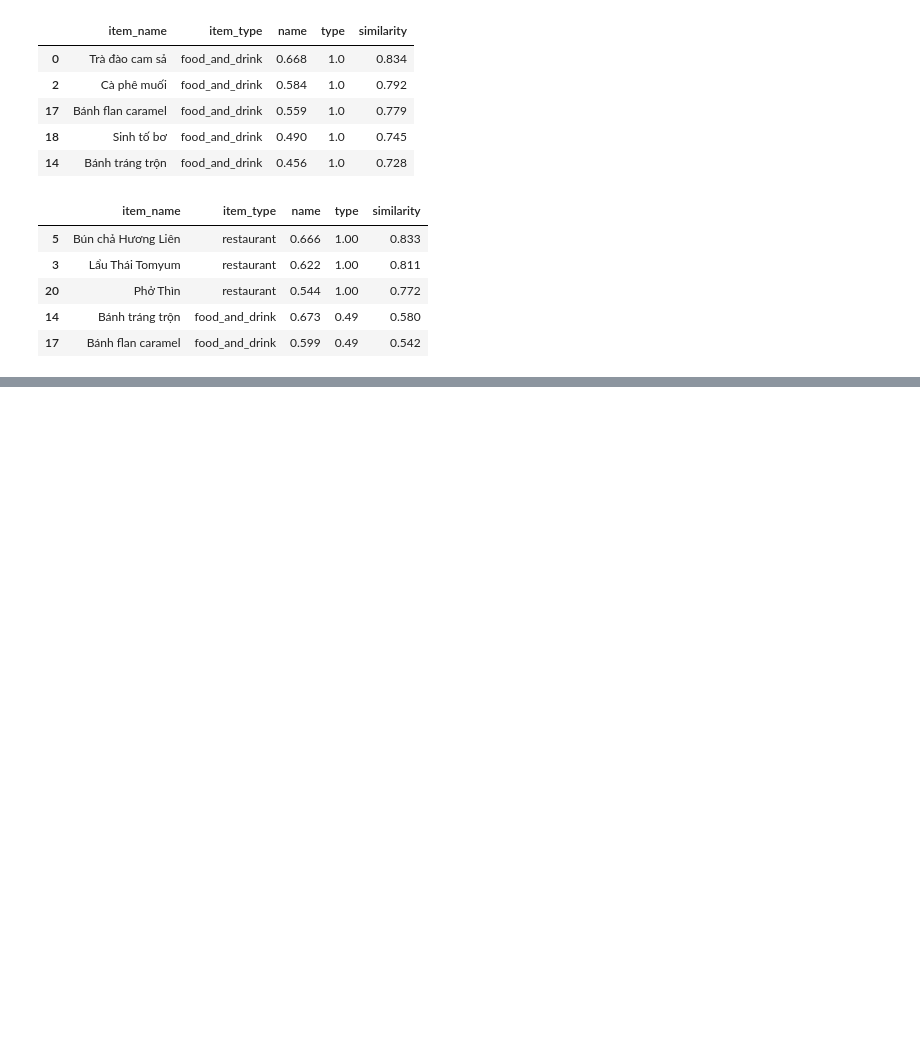
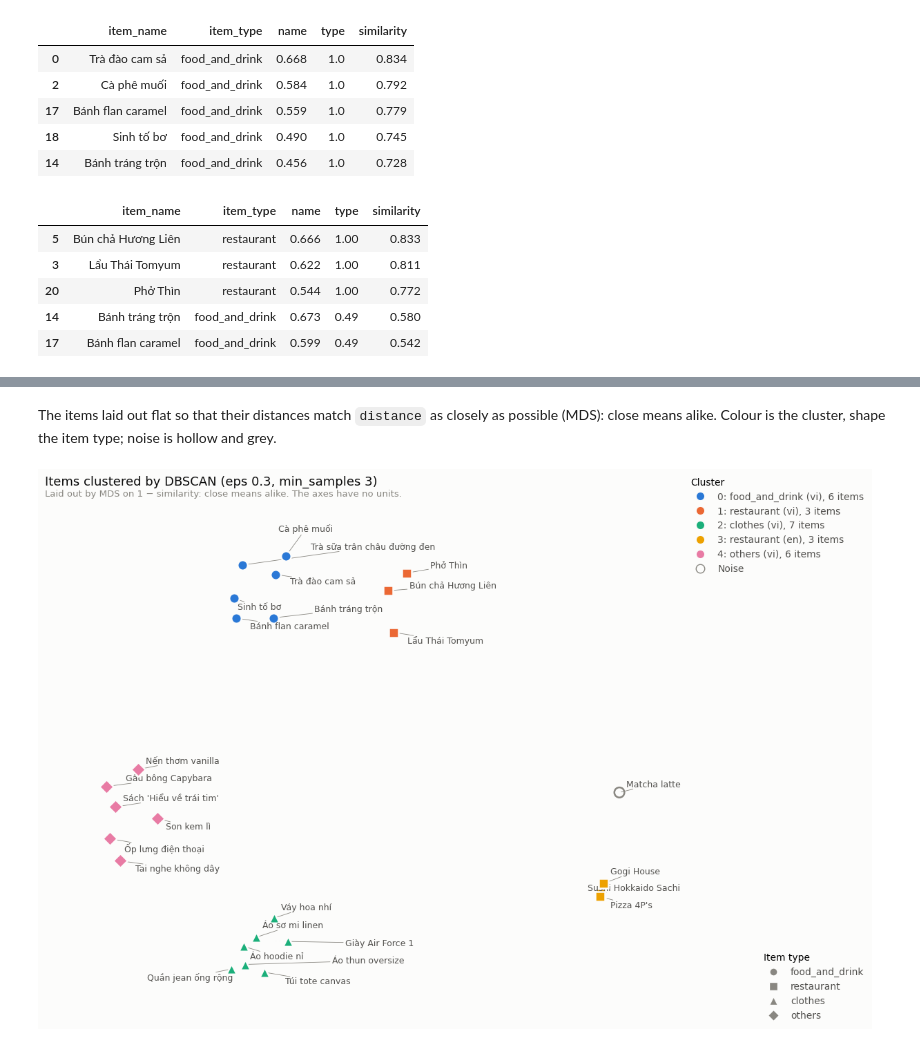
Before and after one commit to viettungvuong/EmIuMuaGi, a Jupyter notebook: ai-notebooks/recommend.ipynb, the cells around one changed output, grey strips where cells are left out. Saved outputs shown, nothing was run; the diff lists cells and outputs as text; code cells hidden in the pictures; blank space fills up the shorter version.

```diff
--- a/ai-notebooks/recommend.ipynb
+++ b/ai-notebooks/recommend.ipynb
@@ -232,0 +261,16 @@ similar_items(pd.Series({"item_name": "Bún bò Huế", "item_type": "restaurant
+# %%
+from sklearn.cluster import DBSCAN
+
+EPS = 0.3
+MIN_SAMPLES = 3
+
+distance = np.clip(np.where(np.isnan(item_similarity), 1.0, 1 - item_similarity), 0, None)
+np.fill_diagonal(distance, 0)
+items["cluster"] = DBSCAN(eps=EPS, min_samples=MIN_SAMPLES, metric="precomputed").fit_predict(distance)
+
+items.groupby("cluster").agg(
+    size=("item_name", "size"),
+    types=("item_type", lambda t: ", ".join(sorted(set(t)))),
+    language=("lang", lambda l: ", ".join(sorted(set(l)))),
+    items=("item_name", ", ".join),
+)
@@ -232,0 +286,59 @@ similar_items(pd.Series({"item_name": "Bún bò Huế", "item_type": "restaurant
+# %% [markdown]
+The items laid out flat so that their distances match `distance` as closely as possible (MDS): close means alike. Colour is the cluster, shape the item type; noise is hollow and grey.
+# %%
+import matplotlib.pyplot as plt
+from adjustText import adjust_text
+from matplotlib.lines import Line2D
+from sklearn.manifold import MDS
+
+SURFACE, INK, INK_SECONDARY, MUTED = "#fcfcfb", "#0b0b0b", "#52514e", "#898781"
+# One colour per cluster, in this order (never cycled: a 9th cluster needs another way to show it)
+CLUSTER_COLORS = ["#2a78d6", "#eb6834", "#1baf7a", "#eda100", "#e87ba4", "#008300", "#6250d6", "#e34948"]
+TYPE_MARKERS = {"food_and_drink": "o", "restaurant": "s", "clothes": "^", "others": "D"}
+assert items["cluster"].max() < len(CLUSTER_COLORS)
+
+xy = MDS(n_components=2, metric="precomputed", init="classical_mds", random_state=0).fit_transform(distance)
+
+
+def cluster_name(c):
+    if c == -1:
+        return "Noise"
+    members = items[items["cluster"] == c]
+    return f"{c}: {members['item_type'].mode()[0]} ({', '.join(sorted(set(members['lang'])))}), {len(members)} items"
+
+
+# Constrained layout keeps the legends beside the plot inside the figure
+fig, ax = plt.subplots(figsize=(12, 8), facecolor=SURFACE, layout="constrained")
+ax.set_facecolor(SURFACE)
+labels = []
+for i, row in items.iterrows():
+    noise = row["cluster"] == -1
+    ax.scatter(
+        *xy[i], s=110, marker=TYPE_MARKERS[row["item_type"]], zorder=3,
+        facecolors="none" if noise else CLUSTER_COLORS[row["cluster"]],
+        edgecolors=MUTED if noise else SURFACE, linewidths=1.8,
+    )
+    labels.append(ax.text(*xy[i], row["item_name"], fontsize=9, color=INK_SECONDARY))
+
+clusters = sorted(items["cluster"].unique(), key=lambda c: (c == -1, c))
+cluster_keys = [
+    Line2D([], [], ls="", marker="o", ms=9, mfc="none" if c == -1 else CLUSTER_COLORS[c], mec=MUTED if c == -1 else SURFACE, label=cluster_name(c))
+    for c in clusters
+]
+type_keys = [Line2D([], [], ls="", marker=m, ms=8, mfc=MUTED, mec=SURFACE, label=t) for t, m in TYPE_MARKERS.items()]
+legend_style = dict(frameon=False, labelcolor=INK_SECONDARY, alignment="left")
+fig.legend(handles=cluster_keys, title="Cluster", loc="outside right upper", **legend_style)
+fig.legend(handles=type_keys, title="Item type", loc="outside right lower", **legend_style)
+
+ax.set_title(f"Items clustered by DBSCAN (eps {EPS}, min_samples {MIN_SAMPLES})", loc="left", color=INK, fontsize=13, pad=22)
+ax.text(0, 1.02, "Laid out by MDS on 1 − similarity: close means alike. The axes have no units.", transform=ax.transAxes, color=MUTED, fontsize=9.5)
+ax.set_xticks([])
+ax.set_yticks([])
+for spine in ax.spines.values():
+    spine.set_visible(False)
+ax.margins(0.12)
+# Names pushed apart where items sit close together, with a line back to their point
+adjust_text(labels, x=xy[:, 0], y=xy[:, 1], ax=ax, expand=(1.4, 1.8), arrowprops=dict(arrowstyle="-", color=MUTED, lw=0.6))
+plt.show()
+# %% [output]
+[figure, added]
```
Also changed, not shown: parts of 6 cells of this notebook, 1 other file.
